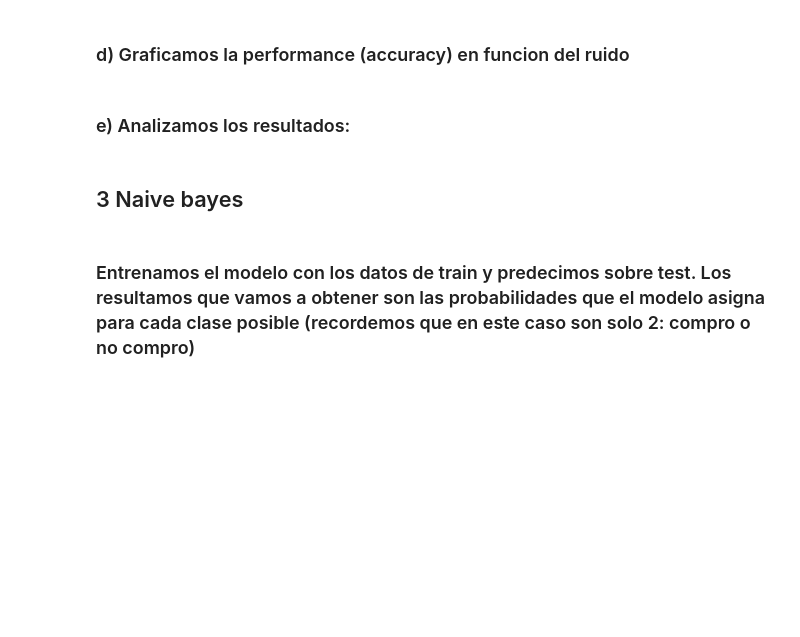
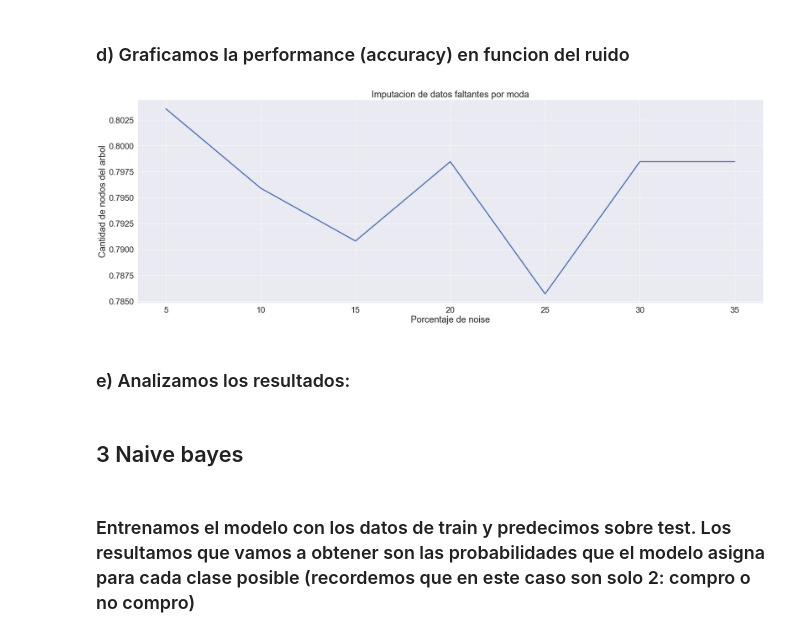
Before and after one commit to pabloveraML/decision_tree, a Jupyter notebook: Final_dataset_maestria - 6 (2.2 y 4).ipynb, the cells around one changed output. Cells and saved outputs as stored; diff of their text form; code cells hidden in the pictures; blank space fills up the shorter version.

```diff
--- a/Final_dataset_maestria - 6 (2.2 y 4).ipynb
+++ b/Final_dataset_maestria - 6 (2.2 y 4).ipynb
@@ -618,5 +617,16 @@ run_model_familiy_datasets(df_train, df_test, 'diff_time_start_end')
 # %% [markdown]
 ### d) Graficamos la performance (accuracy) en funcion del ruido
+# %%
+sns.set(font_scale=2)
+fig, ax1 = plt.subplots()
+ax1.plot(df_results_2_4["noise"], df_results_2_4["accuracy"], linewidth=3.0)
+ax1.set_xlabel('Porcentaje de noise')
+# Make the y-axis label, ticks and tick labels match the line color.
+ax1.set_ylabel('Cantidad de nodos del arbol')
+plt.title("Imputacion de datos faltantes por moda")
+plt.show()
+# %% [output]
+[figure, added]
 # %% [markdown]
 ### e) Analizamos los resultados:
 # %% [markdown]
```
Also changed, not shown: parts of 22 cells of this notebook.
